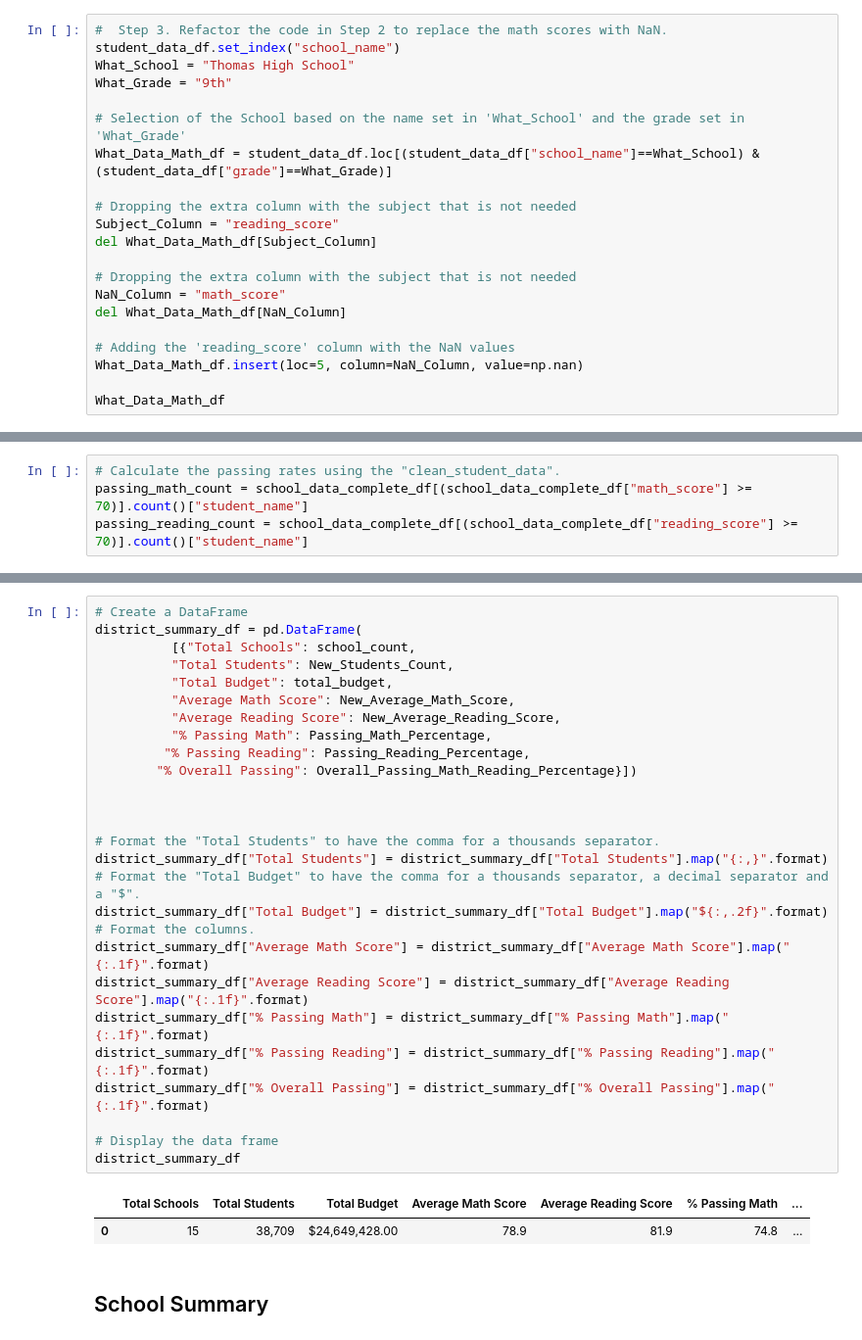
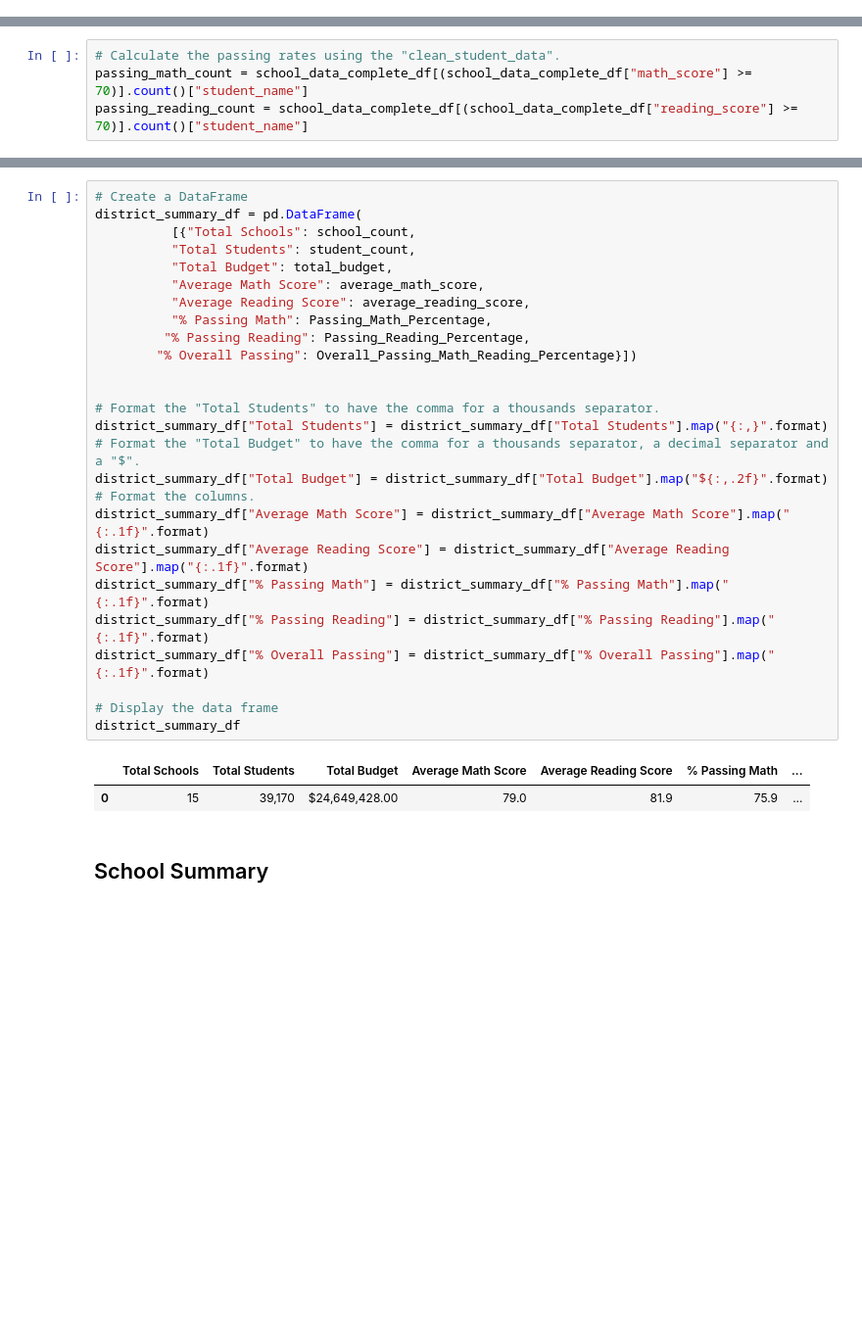
Before and after one commit to Peteresis/School_District_Analysis, a Jupyter notebook: PyCitySchools_Challenge_testing.ipynb, the cells around one changed output, grey strips where cells are left out. Shown: that part at 98% size. Drawn from its saved outputs; the diff is of its cells as text; blank space fills up the shorter version.

```diff
--- a/PyCitySchools_Challenge_testing.ipynb
+++ b/PyCitySchools_Challenge_testing.ipynb
@@ -78,21 +61,0 @@ What_Data_Reading_df
-# %%
-#  Step 3. Refactor the code in Step 2 to replace the math scores with NaN.
-student_data_df.set_index("school_name")
-What_School = "Thomas High School"
-What_Grade = "9th"
-
-# Selection of the School based on the name set in 'What_School' and the grade set in 'What_Grade'
-What_Data_Math_df = student_data_df.loc[(student_data_df["school_name"]==What_School) & (student_data_df["grade"]==What_Grade)]
-
-# Dropping the extra column with the subject that is not needed
-Subject_Column = "reading_score"
-del What_Data_Math_df[Subject_Column]
-
-# Dropping the extra column with the subject that is not needed
-NaN_Column = "math_score"
-del What_Data_Math_df[NaN_Column]
-
-# Adding the 'reading_score' column with the NaN values
-What_Data_Math_df.insert(loc=5, column=NaN_Column, value=np.nan)
-
-What_Data_Math_df
@@ -223,33 +212,32 @@ New Average Reading Score =  81.85579580976001
 # %%
 # Create a DataFrame
 district_summary_df = pd.DataFrame(
           [{"Total Schools": school_count,
-          "Total Students": New_Students_Count,
+          "Total Students": student_count,
           "Total Budget": total_budget,
-          "Average Math Score": New_Average_Math_Score,
-          "Average Reading Score": New_Average_Reading_Score,
+          "Average Math Score": average_math_score,
+          "Average Reading Score": average_reading_score,
           "% Passing Math": Passing_Math_Percentage,
          "% Passing Reading": Passing_Reading_Percentage,
         "% Overall Passing": Overall_Passing_Math_Reading_Percentage}])
-
 
 
 # Format the "Total Students" to have the comma for a thousands separator.
 district_summary_df["Total Students"] = district_summary_df["Total Students"].map("{:,}".format)
 # Format the "Total Budget" to have the comma for a thousands separator, a decimal separator and a "$".
 district_summary_df["Total Budget"] = district_summary_df["Total Budget"].map("${:,.2f}".format)
 # Format the columns.
 district_summary_df["Average Math Score"] = district_summary_df["Average Math Score"].map("{:.1f}".format)
 district_summary_df["Average Reading Score"] = district_summary_df["Average Reading Score"].map("{:.1f}".format)
 district_summary_df["% Passing Math"] = district_summary_df["% Passing Math"].map("{:.1f}".format)
 district_summary_df["% Passing Reading"] = district_summary_df["% Passing Reading"].map("{:.1f}".format)
 district_summary_df["% Overall Passing"] = district_summary_df["% Overall Passing"].map("{:.1f}".format)
 
 # Display the data frame
 district_summary_df
 # %% [output]
 |  | Total Schools | Total Students | Total Budget | Average Math Score | Average Reading Score | % Passing Math | ... |
-| 0 | 15 | 38,709 | $24,649,428.00 | 78.9 | 81.9 | 74.8 | ... |
+| 0 | 15 | 39,170 | $24,649,428.00 | 79.0 | 81.9 | 75.9 | ... |
 # %% [markdown]
 ##  School Summary
 # %%
```
Also changed, not shown: parts of 17 cells of this notebook.
